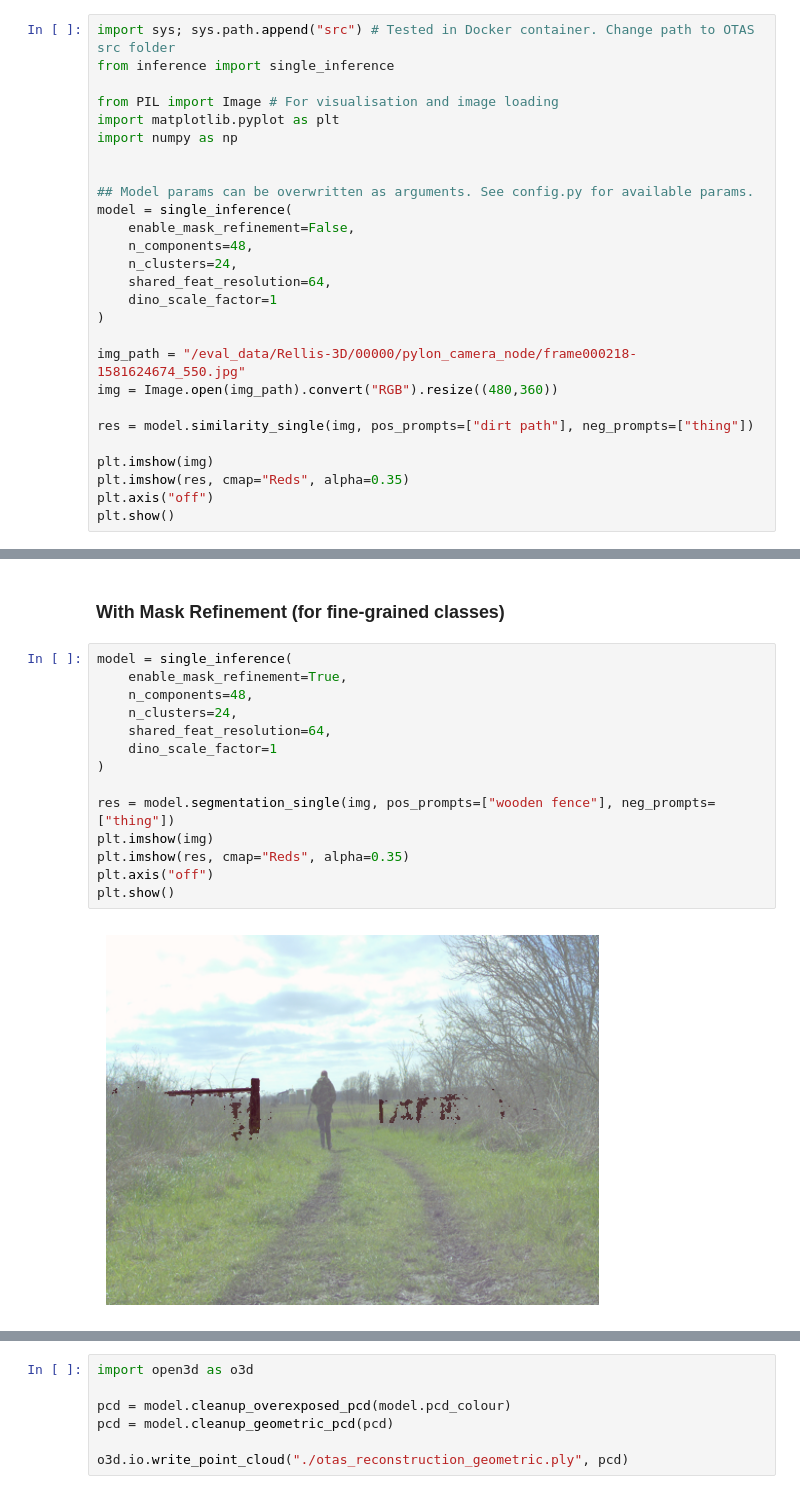
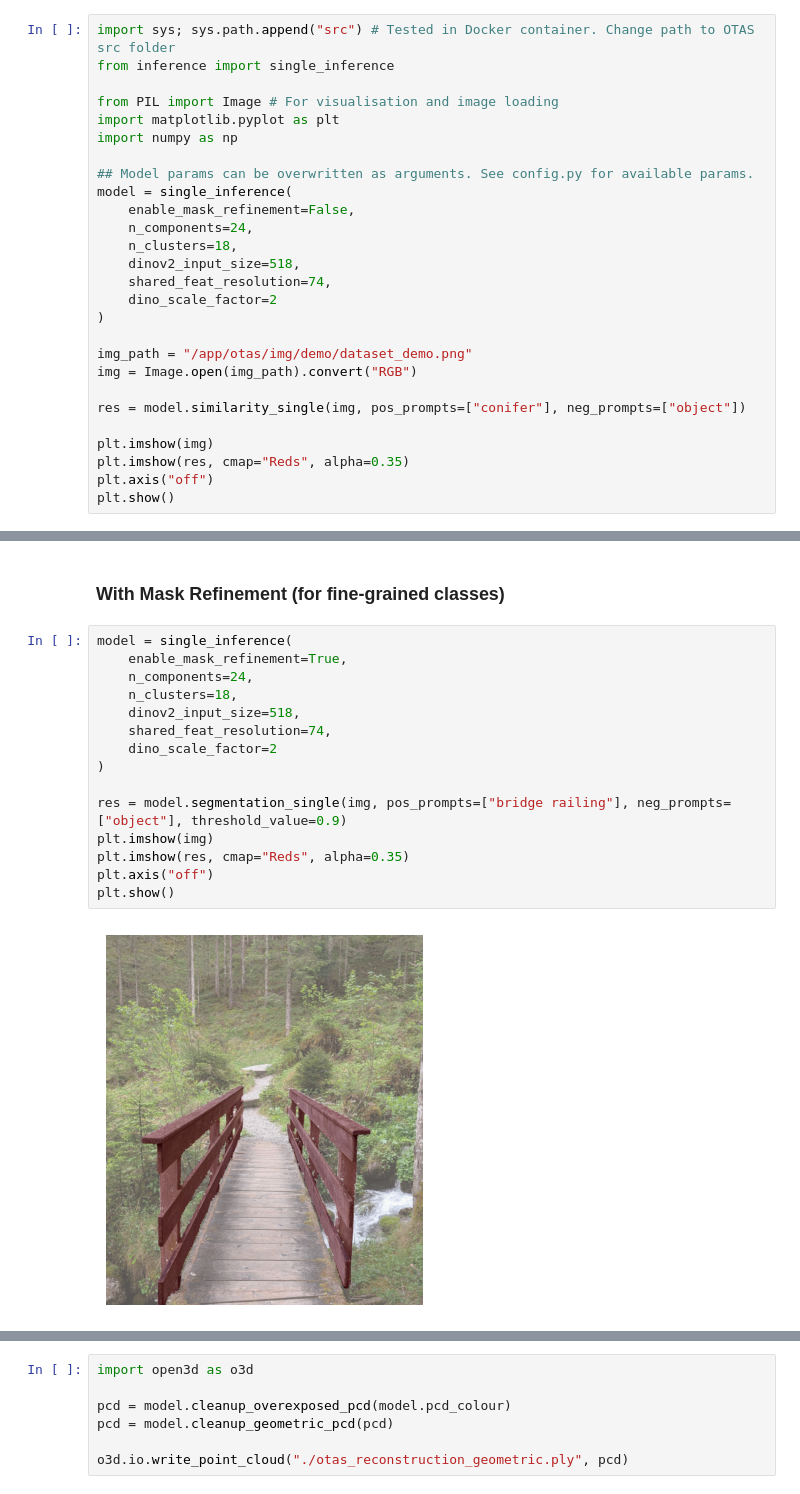
Before and after one commit to SimonSchwaiger/otas, a Jupyter notebook: demo.ipynb, the cells around one changed output, grey strips where cells are left out. Cells and saved outputs as stored; diff of their text form.

```diff
--- a/demo.ipynb
+++ b/demo.ipynb
@@ -14,20 +16,20 @@ from PIL import Image # For visualisation and image loading
 import matplotlib.pyplot as plt
 import numpy as np
 
-
 ## Model params can be overwritten as arguments. See config.py for available params.
 model = single_inference(
     enable_mask_refinement=False,
-    n_components=48,
-    n_clusters=24,
-    shared_feat_resolution=64,
-    dino_scale_factor=1
+    n_components=24,
+    n_clusters=18,
+    dinov2_input_size=518,
+    shared_feat_resolution=74,
+    dino_scale_factor=2
 )
 
-img_path = "/eval_data/Rellis-3D/00000/pylon_camera_node/frame000218-1581624674_550.jpg"
-img = Image.open(img_path).convert("RGB").resize((480,360))
+img_path = "/app/otas/img/demo/dataset_demo.png"
+img = Image.open(img_path).convert("RGB")
 
-res = model.similarity_single(img, pos_prompts=["dirt path"], neg_prompts=["thing"])
+res = model.similarity_single(img, pos_prompts=["conifer"], neg_prompts=["object"])
 
 plt.imshow(img)
 plt.imshow(res, cmap="Reds", alpha=0.35)
@@ -50,19 +55,20 @@ plt.show()
 # %%
 model = single_inference(
     enable_mask_refinement=True,
-    n_components=48,
-    n_clusters=24,
-    shared_feat_resolution=64,
-    dino_scale_factor=1
+    n_components=24,
+    n_clusters=18,
+    dinov2_input_size=518,
+    shared_feat_resolution=74,
+    dino_scale_factor=2
 )
 
-res = model.segmentation_single(img, pos_prompts=["wooden fence"], neg_prompts=["thing"])
+res = model.segmentation_single(img, pos_prompts=["bridge railing"], neg_prompts=["object"], threshold_value=0.9)
 plt.imshow(img)
 plt.imshow(res, cmap="Reds", alpha=0.35)
 plt.axis("off")
 plt.show()
 # %% [output]
-[figure, old version]
+[figure, new version]
 # %% [markdown]
 ---
 
```
Also changed, not shown: parts of 23 cells of this notebook, 3 other files.
